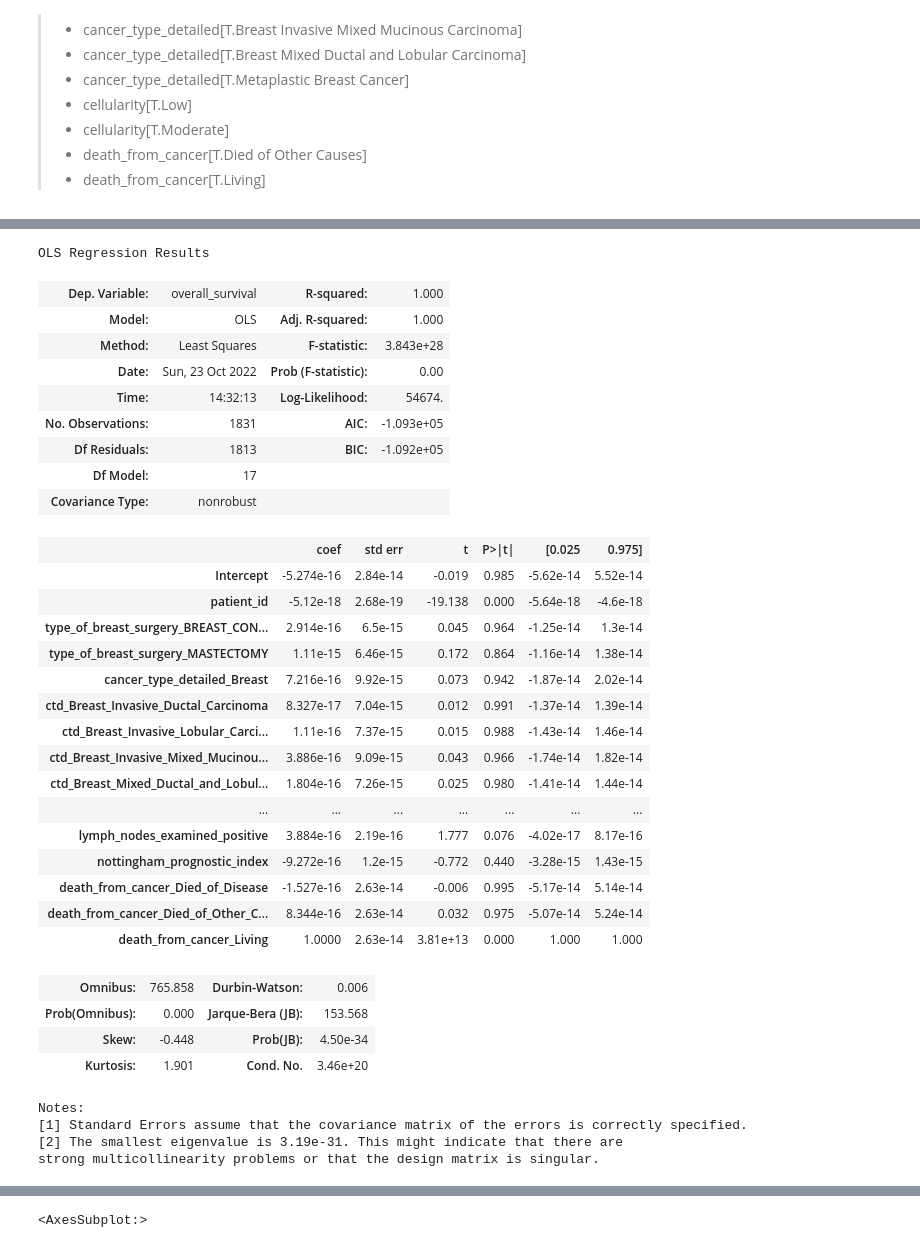
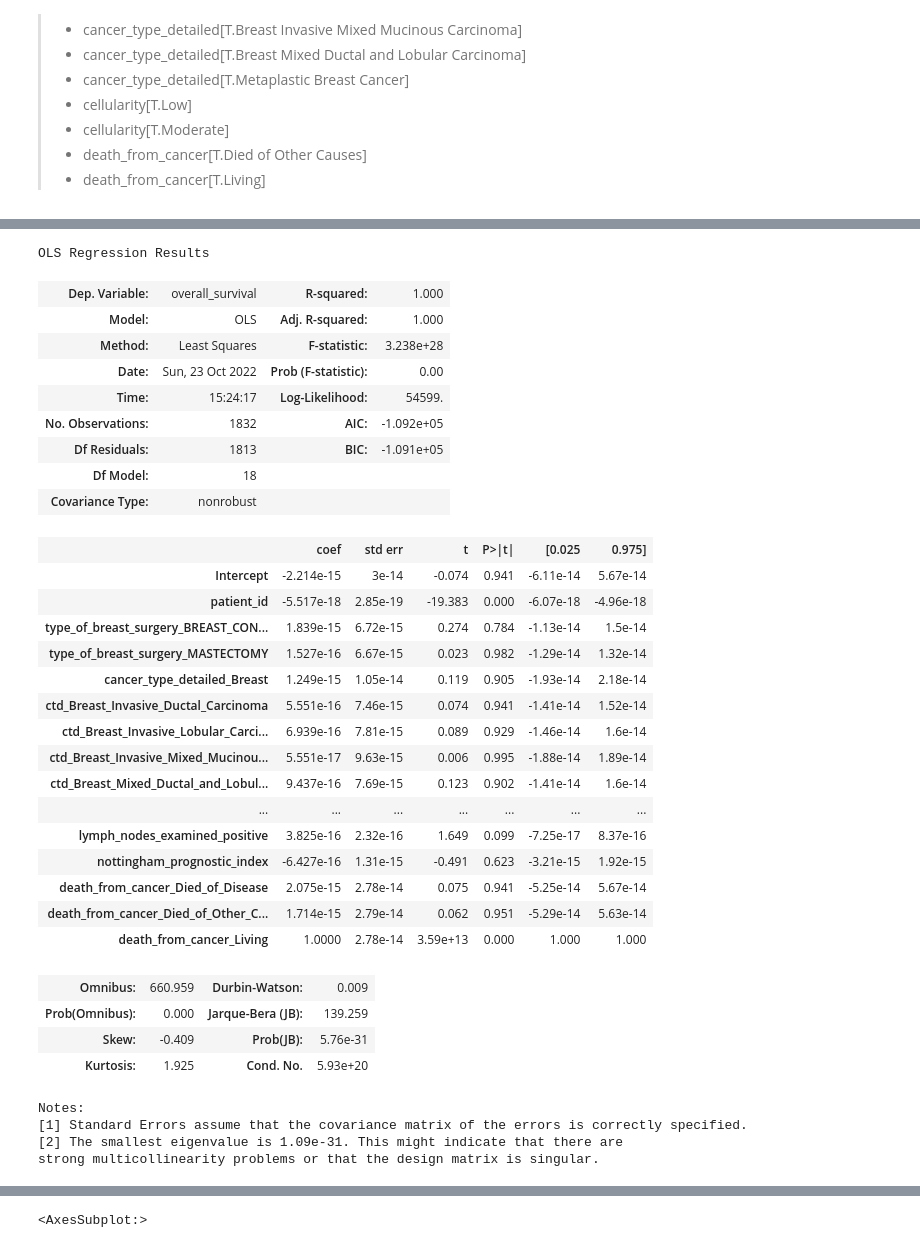
Before and after one commit to SebasM2000/DataBase_Sttcs, a Jupyter notebook: comp.ipynb, the cells around one changed output, grey strips where cells are left out. Saved outputs shown, nothing was run; the diff lists cells and outputs as text; code cells hidden in the pictures.

```diff
--- a/comp.ipynb
+++ b/comp.ipynb
@@ -62,7 +62,7 @@ Donar para apoyar recursos gratuitos y programación para las personas afectadas
 analisis = pd.DataFrame(datos, columns=["patient_id","type_of_breast_surgery",
                                       "cancer_type_detailed", "cellularity","neoplasm_histologic_grade",
                                       "lymph_nodes_examined_positive", "nottingham_prognostic_index",
-                                      "overall_survival", "tumor_stage","death_from_cancer"])
+                                      "overall_survival", "hormone_therapy","death_from_cancer"])
 analisis.head()
 # %% [output]
 |  | patient_id | type_of_breast_surgery | cancer_type_detailed | cellularity | neoplasm_histologic_grade | ... |
@@ -194,49 +197,50 @@ analisis1
 # %%
 # Modelo de regresión lineal
 MRL = smf.ols("overall_survival ~ patient_id + type_of_breast_surgery_BREAST_CONSERVING +\
               type_of_breast_surgery_MASTECTOMY + cancer_type_detailed_Breast +\
               ctd_Breast_Invasive_Ductal_Carcinoma + ctd_Breast_Invasive_Lobular_Carcinoma +\
               ctd_Breast_Invasive_Mixed_Mucinous_Carcinoma + ctd_Breast_Mixed_Ductal_and_Lobular_Carcinoma +\
               ctd_Metaplastic_Breast_Cancer + cellularity_High + cellularity_Low +\
-              cellularity_Moderate + neoplasm_histologic_grade + lymph_nodes_examined_positive +\
+              cellularity_Moderate + hormone_therapy + neoplasm_histologic_grade + lymph_nodes_examined_positive +\
               nottingham_prognostic_index + death_from_cancer_Died_of_Disease +\
               death_from_cancer_Died_of_Other_Causes + death_from_cancer_Living",
               analisis1).fit()
+
 MRL.summary()
 # %% [output]
 OLS Regression Results
 | Dep. Variable: | overall_survival | R-squared: | 1.000 |
 | Model: | OLS | Adj. R-squared: | 1.000 |
-| Method: | Least Squares | F-statistic: | 3.843e+28 |
+| Method: | Least Squares | F-statistic: | 3.238e+28 |
 | Date: | Sun, 23 Oct 2022 | Prob (F-statistic): | 0.00 |
-| Time: | 14:32:13 | Log-Likelihood: | 54674. |
-| No. Observations: | 1831 | AIC: | -1.093e+05 |
-| Df Residuals: | 1813 | BIC: | -1.092e+05 |
-| Df Model: | 17 |  |  |
+| Time: | 15:24:17 | Log-Likelihood: | 54599. |
+| No. Observations: | 1832 | AIC: | -1.092e+05 |
+| Df Residuals: | 1813 | BIC: | -1.091e+05 |
+| Df Model: | 18 |  |  |
 | Covariance Type: | nonrobust |  |  |
 |  | coef | std err | t | P>|t| | [0.025 | 0.975] |
-| Intercept | -5.274e-16 | 2.84e-14 | -0.019 | 0.985 | -5.62e-14 | 5.52e-14 |
-| patient_id | -5.12e-18 | 2.68e-19 | -19.138 | 0.000 | -5.64e-18 | -4.6e-18 |
-| type_of_breast_surgery_BREAST_CON... | 2.914e-16 | 6.5e-15 | 0.045 | 0.964 | -1.25e-14 | 1.3e-14 |
-| type_of_breast_surgery_MASTECTOMY | 1.11e-15 | 6.46e-15 | 0.172 | 0.864 | -1.16e-14 | 1.38e-14 |
-| cancer_type_detailed_Breast | 7.216e-16 | 9.92e-15 | 0.073 | 0.942 | -1.87e-14 | 2.02e-14 |
-| ctd_Breast_Invasive_Ductal_Carcinoma | 8.327e-17 | 7.04e-15 | 0.012 | 0.991 | -1.37e-14 | 1.39e-14 |
-| ctd_Breast_Invasive_Lobular_Carci... | 1.11e-16 | 7.37e-15 | 0.015 | 0.988 | -1.43e-14 | 1.46e-14 |
-| ctd_Breast_Invasive_Mixed_Mucinou... | 3.886e-16 | 9.09e-15 | 0.043 | 0.966 | -1.74e-14 | 1.82e-14 |
-| ctd_Breast_Mixed_Ductal_and_Lobul... | 1.804e-16 | 7.26e-15 | 0.025 | 0.980 | -1.41e-14 | 1.44e-14 |
+| Intercept | -2.214e-15 | 3e-14 | -0.074 | 0.941 | -6.11e-14 | 5.67e-14 |
+| patient_id | -5.517e-18 | 2.85e-19 | -19.383 | 0.000 | -6.07e-18 | -4.96e-18 |
+| type_of_breast_surgery_BREAST_CON... | 1.839e-15 | 6.72e-15 | 0.274 | 0.784 | -1.13e-14 | 1.5e-14 |
+| type_of_breast_surgery_MASTECTOMY | 1.527e-16 | 6.67e-15 | 0.023 | 0.982 | -1.29e-14 | 1.32e-14 |
+| cancer_type_detailed_Breast | 1.249e-15 | 1.05e-14 | 0.119 | 0.905 | -1.93e-14 | 2.18e-14 |
+| ctd_Breast_Invasive_Ductal_Carcinoma | 5.551e-16 | 7.46e-15 | 0.074 | 0.941 | -1.41e-14 | 1.52e-14 |
+| ctd_Breast_Invasive_Lobular_Carci... | 6.939e-16 | 7.81e-15 | 0.089 | 0.929 | -1.46e-14 | 1.6e-14 |
+| ctd_Breast_Invasive_Mixed_Mucinou... | 5.551e-17 | 9.63e-15 | 0.006 | 0.995 | -1.88e-14 | 1.89e-14 |
+| ctd_Breast_Mixed_Ductal_and_Lobul... | 9.437e-16 | 7.69e-15 | 0.123 | 0.902 | -1.41e-14 | 1.6e-14 |
 | ... | ... | ... | ... | ... | ... | ... |
-| lymph_nodes_examined_positive | 3.884e-16 | 2.19e-16 | 1.777 | 0.076 | -4.02e-17 | 8.17e-16 |
-| nottingham_prognostic_index | -9.272e-16 | 1.2e-15 | -0.772 | 0.440 | -3.28e-15 | 1.43e-15 |
-| death_from_cancer_Died_of_Disease | -1.527e-16 | 2.63e-14 | -0.006 | 0.995 | -5.17e-14 | 5.14e-14 |
-| death_from_cancer_Died_of_Other_C... | 8.344e-16 | 2.63e-14 | 0.032 | 0.975 | -5.07e-14 | 5.24e-14 |
-| death_from_cancer_Living | 1.0000 | 2.63e-14 | 3.81e+13 | 0.000 | 1.000 | 1.000 |
+| lymph_nodes_examined_positive | 3.825e-16 | 2.32e-16 | 1.649 | 0.099 | -7.25e-17 | 8.37e-16 |
+| nottingham_prognostic_index | -6.427e-16 | 1.31e-15 | -0.491 | 0.623 | -3.21e-15 | 1.92e-15 |
+| death_from_cancer_Died_of_Disease | 2.075e-15 | 2.78e-14 | 0.075 | 0.941 | -5.25e-14 | 5.67e-14 |
+| death_from_cancer_Died_of_Other_C... | 1.714e-15 | 2.79e-14 | 0.062 | 0.951 | -5.29e-14 | 5.63e-14 |
+| death_from_cancer_Living | 1.0000 | 2.78e-14 | 3.59e+13 | 0.000 | 1.000 | 1.000 |
-| Omnibus: | 765.858 | Durbin-Watson: | 0.006 |
-| Prob(Omnibus): | 0.000 | Jarque-Bera (JB): | 153.568 |
-| Skew: | -0.448 | Prob(JB): | 4.50e-34 |
-| Kurtosis: | 1.901 | Cond. No. | 3.46e+20 |
+| Omnibus: | 660.959 | Durbin-Watson: | 0.009 |
+| Prob(Omnibus): | 0.000 | Jarque-Bera (JB): | 139.259 |
+| Skew: | -0.409 | Prob(JB): | 5.76e-31 |
+| Kurtosis: | 1.925 | Cond. No. | 5.93e+20 |
 Notes:
 [1] Standard Errors assume that the covariance matrix of the errors is correctly specified.
-[2] The smallest eigenvalue is 3.19e-31. This might indicate that there are
+[2] The smallest eigenvalue is 1.09e-31. This might indicate that there are
 strong multicollinearity problems or that the design matrix is singular.
 # %%
 # Eliminando columnas cuyo P-valor supera 0.05
```
Also changed, not shown: parts of 8 cells of this notebook.
